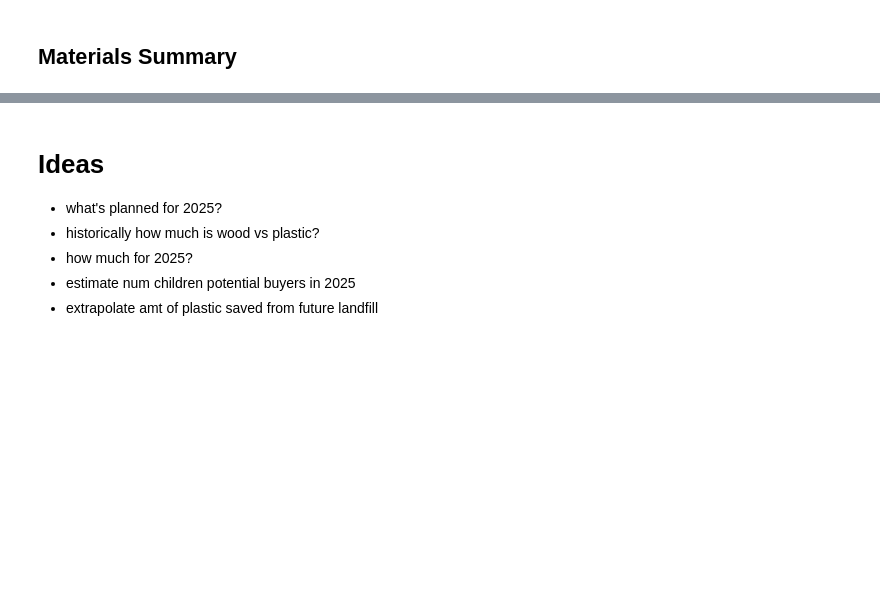
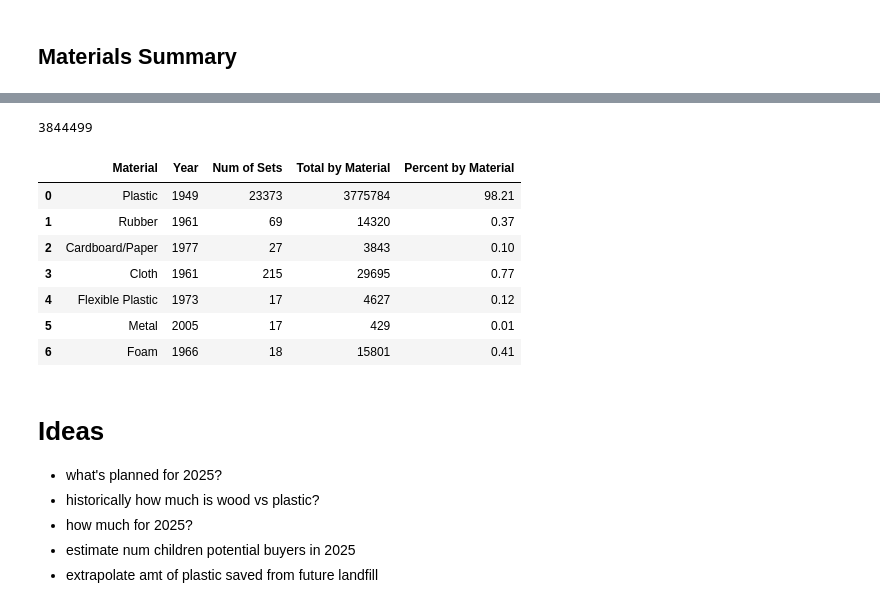
Before and after one commit to slp22/portfolio, a Jupyter notebook: lego_eda.ipynb, the cells around one changed output, grey strips where cells are left out. Saved outputs shown, nothing was run; the diff lists cells and outputs as text; code cells hidden in the pictures; blank space fills up the shorter version.

Commit message:
added percent by material

```diff
--- a/lego_eda.ipynb
+++ b/lego_eda.ipynb
@@ -203,5 +311,5 @@ foam = ['Foam', 1966,18, 15801]
 # %%
 materials = [plastic, rubber, cardbard_paper, cloth, flexible_plastic, metal, foam]
 materials_summary = pd.DataFrame(data=materials)
-materials_summary = materials_summary.rename(columns= {0:'Material', 1:'Year', 2:'Num of Sets', 3:'Total Parts'})
+materials_summary = materials_summary.rename(columns= {0:'Material', 1:'Year', 2:'Num of Sets', 3:'Total by Material'})
 materials_summary
@@ -208,3 +325,8 @@ materials_summary
 # %%
 materials_sum = materials_summary.sum(axis=0)
-materials_sum[2:4]
+materials_sum[3:4]
+
+total_parts = int(materials_sum.loc['Total by Material'])
+total_parts
+# %% [output]
+3844499
@@ -213,3 +333,16 @@ materials_sum[2:4]
+# %%
+materials_summary['Percent by Material'] = round(materials_summary['Total by Material']/3844499 *100, 2)
+# %%
+materials_summary
+# %% [output]
+|  | Material | Year | Num of Sets | Total by Material | Percent by Material |
+| 0 | Plastic | 1949 | 23373 | 3775784 | 98.21 |
+| 1 | Rubber | 1961 | 69 | 14320 | 0.37 |
+| 2 | Cardboard/Paper | 1977 | 27 | 3843 | 0.10 |
+| 3 | Cloth | 1961 | 215 | 29695 | 0.77 |
+| 4 | Flexible Plastic | 1973 | 17 | 4627 | 0.12 |
+| 5 | Metal | 2005 | 17 | 429 | 0.01 |
+| 6 | Foam | 1966 | 18 | 15801 | 0.41 |
 # %% [markdown]
 # Ideas
 
```
Also changed, not shown: parts of 19 cells of this notebook.
